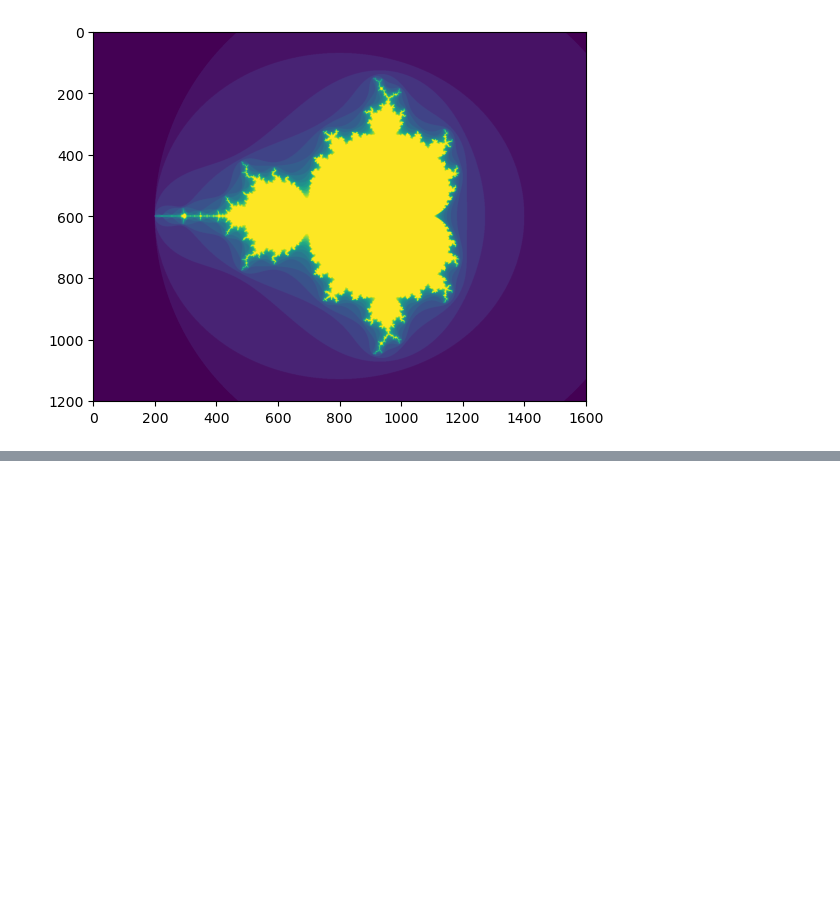
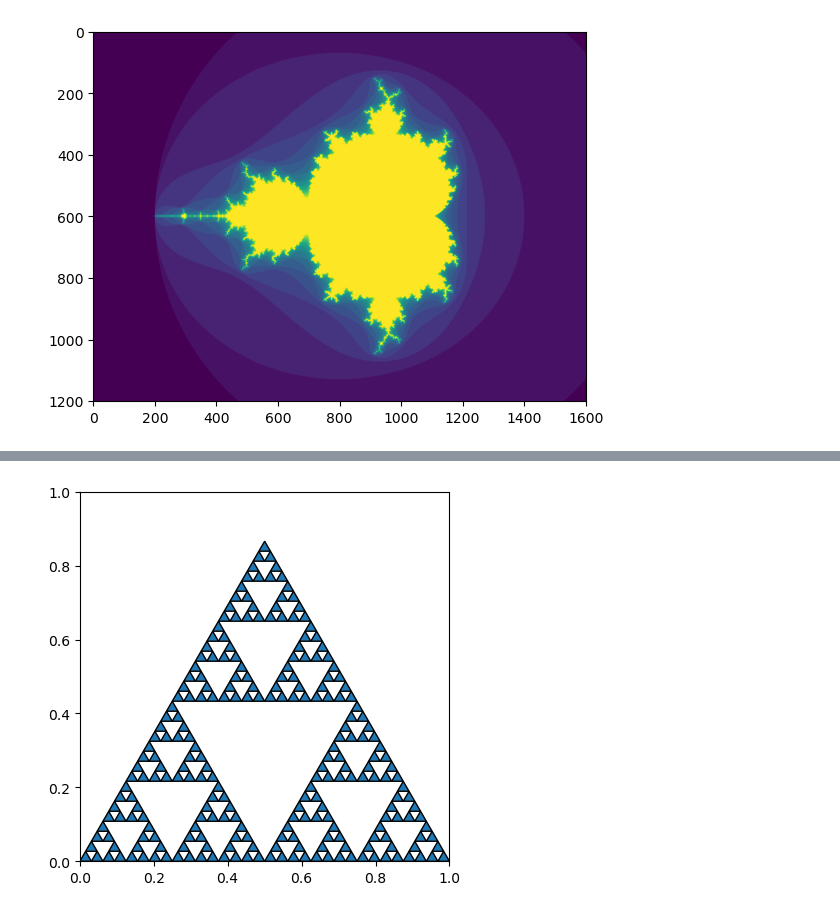
Before and after one commit to arcy405/mandolbrotes, a Jupyter notebook: mandolbrotset.ipynb, the cells around one changed output, grey strips where cells are left out. Cells and saved outputs as stored; diff of their text form; code cells hidden in the pictures; blank space fills up the shorter version.

```diff
--- a/mandolbrotset.ipynb
+++ b/mandolbrotset.ipynb
@@ -25,0 +49,21 @@ plt.imshow(mandelbrot(400, 400))
+# %%
+import matplotlib.pyplot as plt
+import numpy as np
+
+def sierpinski_triangle(ax, vertices, depth):
+    if depth == 0:
+        triangle = plt.Polygon(vertices, edgecolor='k')
+        ax.add_patch(triangle)
+    else:
+        midpoints = [(vertices[i] + vertices[(i+1) % 3]) / 2 for i in range(3)]
+        sierpinski_triangle(ax, [vertices[0], midpoints[0], midpoints[2]], depth - 1)
+        sierpinski_triangle(ax, [vertices[1], midpoints[1], midpoints[0]], depth - 1)
+        sierpinski_triangle(ax, [vertices[2], midpoints[2], midpoints[1]], depth - 1)
+
+fig, ax = plt.subplots()
+vertices = np.array([[0, 0], [1, 0], [0.5, np.sqrt(3)/2]])
+sierpinski_triangle(ax, vertices, 5)
+ax.set_aspect('equal')
+plt.show()
+# %% [output]
+[figure, added]
```
Also changed, not shown: parts of 3 cells of this notebook.
